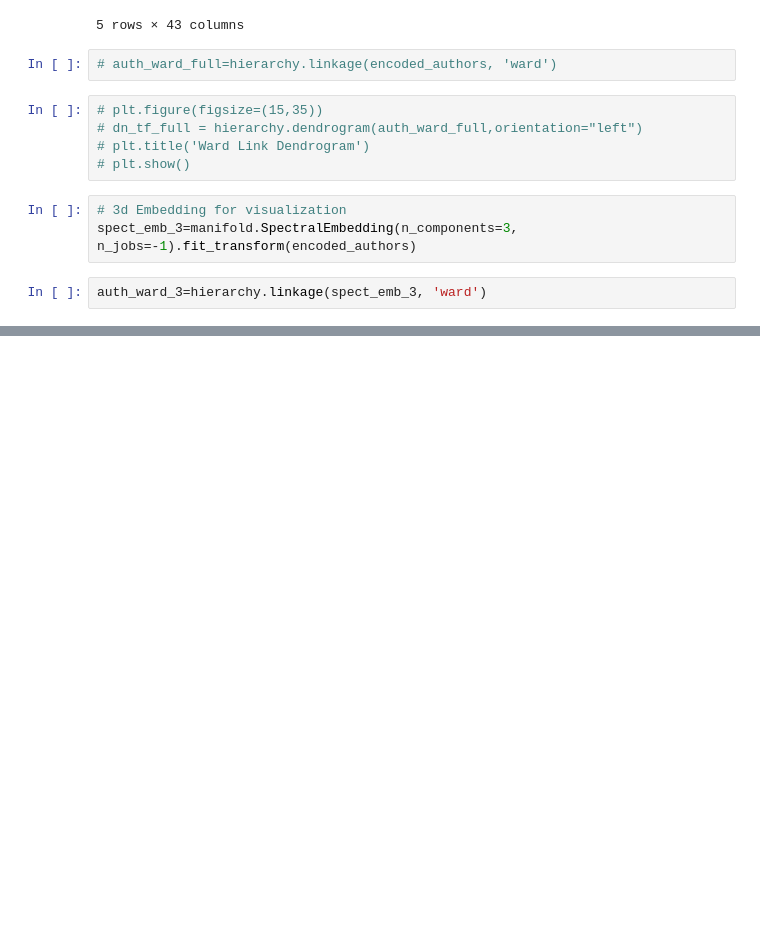
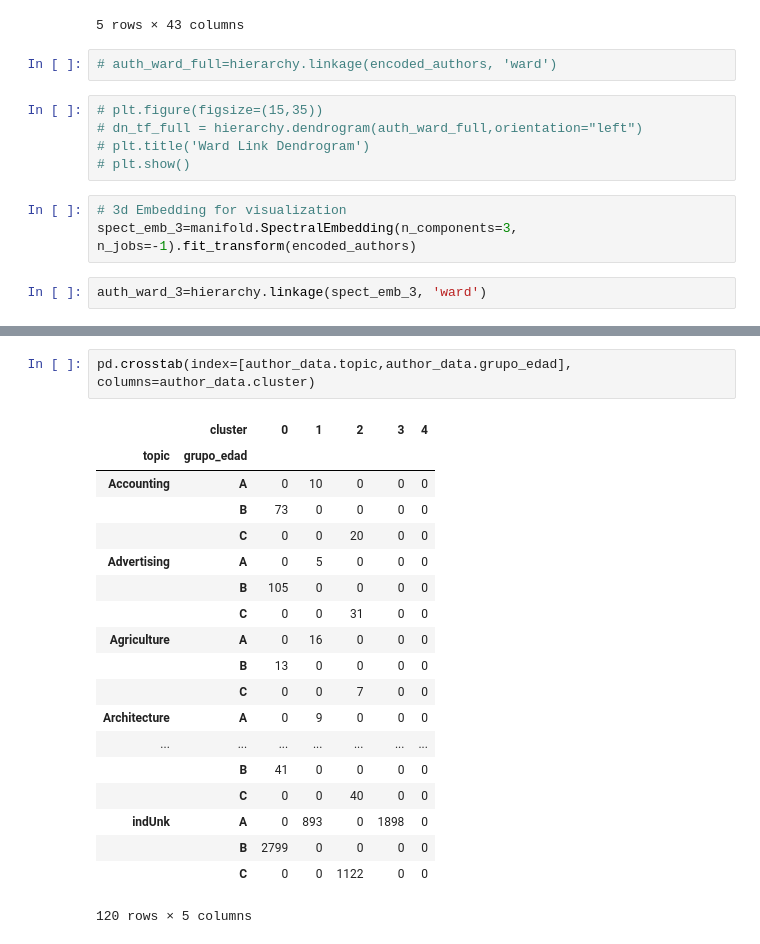
Before and after one commit to Yagwar/Whale-Jaguar, a Jupyter notebook: Clustering.ipynb, the cells around one changed output, grey strips where cells are left out. Cells and saved outputs as stored; diff of their text form; blank space fills up the shorter version.

```diff
--- a/Clustering.ipynb
+++ b/Clustering.ipynb
@@ -134,0 +198,22 @@ rot_animation.save('whljgr_clustering.gif', dpi=80, writer='imagemagick')
+# %%
+pd.crosstab(index=[author_data.topic,author_data.grupo_edad], columns=author_data.cluster)
+# %% [output]
+|  | cluster | 0 | 1 | 2 | 3 | 4 |
+| topic | grupo_edad |  |  |  |  |  |
+| Accounting | A | 0 | 10 | 0 | 0 | 0 |
+|  | B | 73 | 0 | 0 | 0 | 0 |
+|  | C | 0 | 0 | 20 | 0 | 0 |
+| Advertising | A | 0 | 5 | 0 | 0 | 0 |
+|  | B | 105 | 0 | 0 | 0 | 0 |
+|  | C | 0 | 0 | 31 | 0 | 0 |
+| Agriculture | A | 0 | 16 | 0 | 0 | 0 |
+|  | B | 13 | 0 | 0 | 0 | 0 |
+|  | C | 0 | 0 | 7 | 0 | 0 |
+| Architecture | A | 0 | 9 | 0 | 0 | 0 |
+| ... | ... | ... | ... | ... | ... | ... |
+|  | B | 41 | 0 | 0 | 0 | 0 |
+|  | C | 0 | 0 | 40 | 0 | 0 |
+| indUnk | A | 0 | 893 | 0 | 1898 | 0 |
+|  | B | 2799 | 0 | 0 | 0 | 0 |
+|  | C | 0 | 0 | 1122 | 0 | 0 |
+120 rows × 5 columns
```
Also changed, not shown: parts of 17 cells of this notebook, 5 other files.
